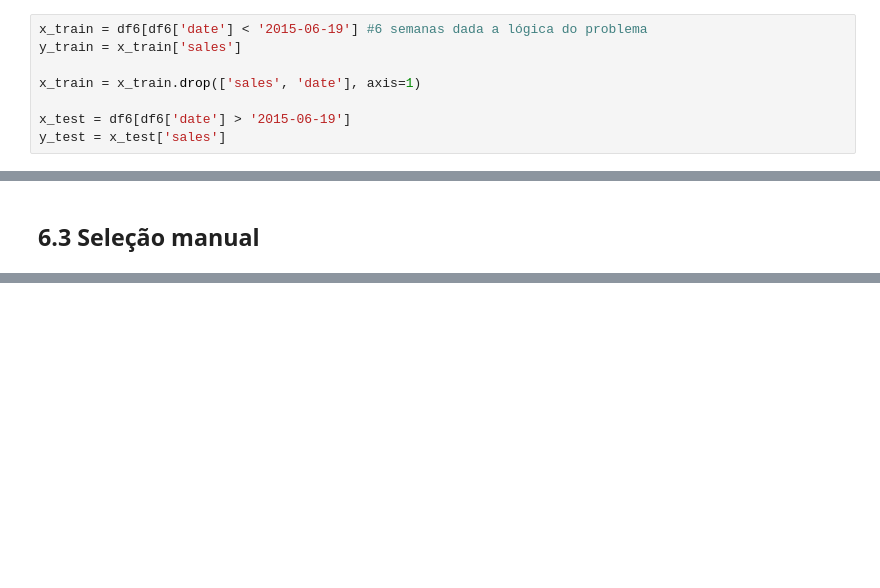
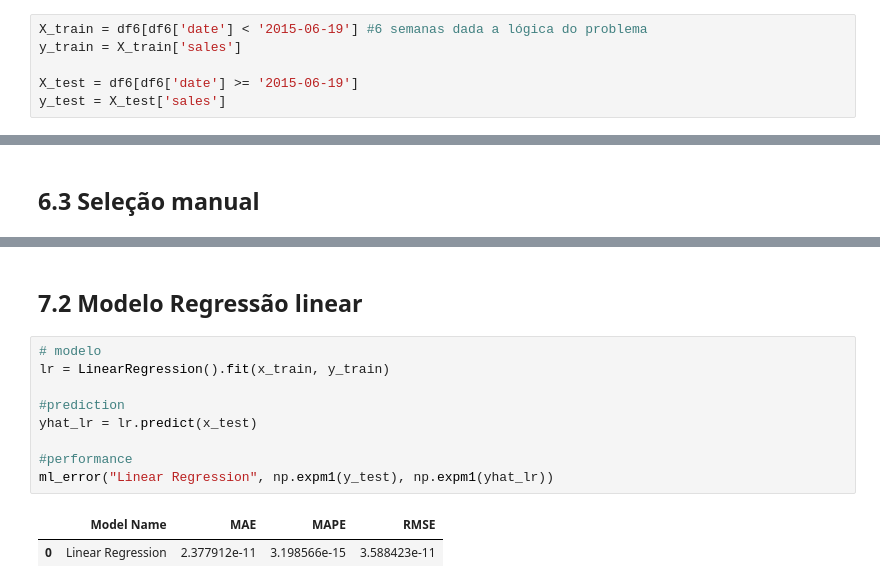
Before and after one commit to evaldocunhaf/ds-em-producao, a Jupyter notebook: RossmanDS.ipynb, the cells around one changed output, grey strips where cells are left out. Drawn from its saved outputs; the diff is of its cells as text; blank space fills up the shorter version.

```diff
--- a/RossmanDS.ipynb
+++ b/RossmanDS.ipynb
@@ -931,13 +934,11 @@ df6.head()
 cols_drop = ['week_of_year', 'day_of_week', 'month', 'day', 'promo_since', 'competition_since', 'year_week']
 df6.drop(cols_drop, axis=1, inplace=True)
 # %%
-x_train = df6[df6['date'] < '2015-06-19'] #6 semanas dada a lógica do problema
-y_train = x_train['sales']
+X_train = df6[df6['date'] < '2015-06-19'] #6 semanas dada a lógica do problema
+y_train = X_train['sales']
 
-x_train = x_train.drop(['sales', 'date'], axis=1)
-
-x_test = df6[df6['date'] > '2015-06-19']
-y_test = x_test['sales']
+X_test = df6[df6['date'] >= '2015-06-19']
+y_test = X_test['sales']
 # %% [markdown]
 ## 6.2 Implementação do boruta
 # %%
@@ -1027,0 +1016,14 @@ cols_selected = ['store',
+# %% [markdown]
+## 7.2 Modelo Regressão linear
+# %%
+# modelo
+lr = LinearRegression().fit(x_train, y_train)
+
+#prediction
+yhat_lr = lr.predict(x_test)
+
+#performance
+ml_error("Linear Regression", np.expm1(y_test), np.expm1(yhat_lr))
+# %% [output]
+|  | Model Name | MAE | MAPE | RMSE |
+| 0 | Linear Regression | 2.377912e-11 | 3.198566e-15 | 3.588423e-11 |
```
Also changed, not shown: parts of 16 cells of this notebook.
